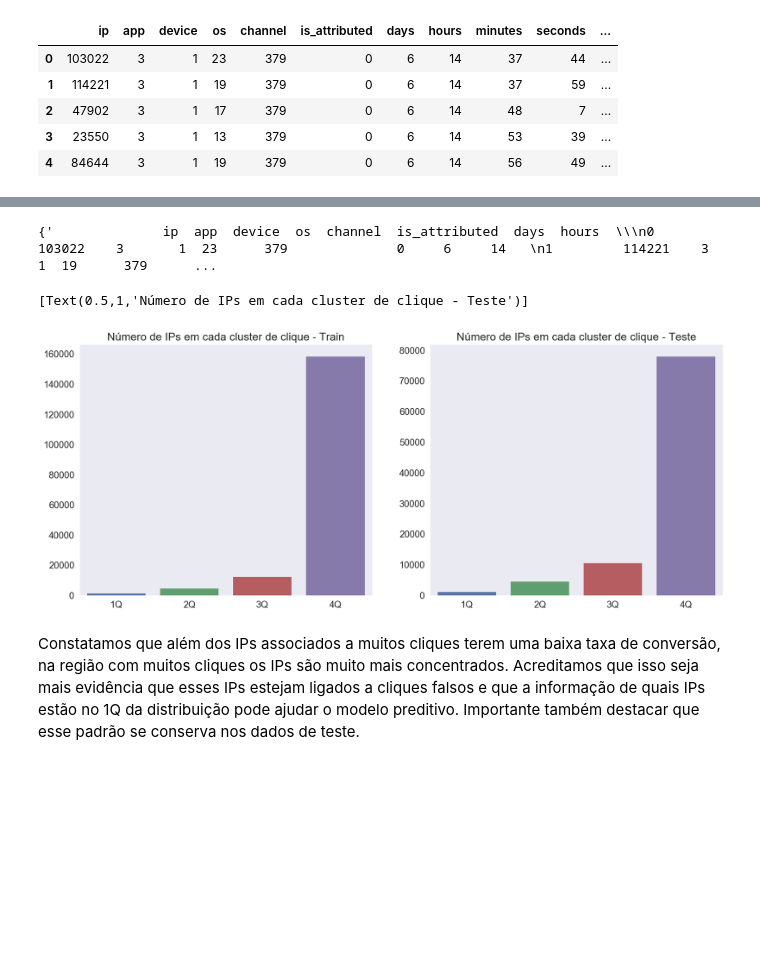
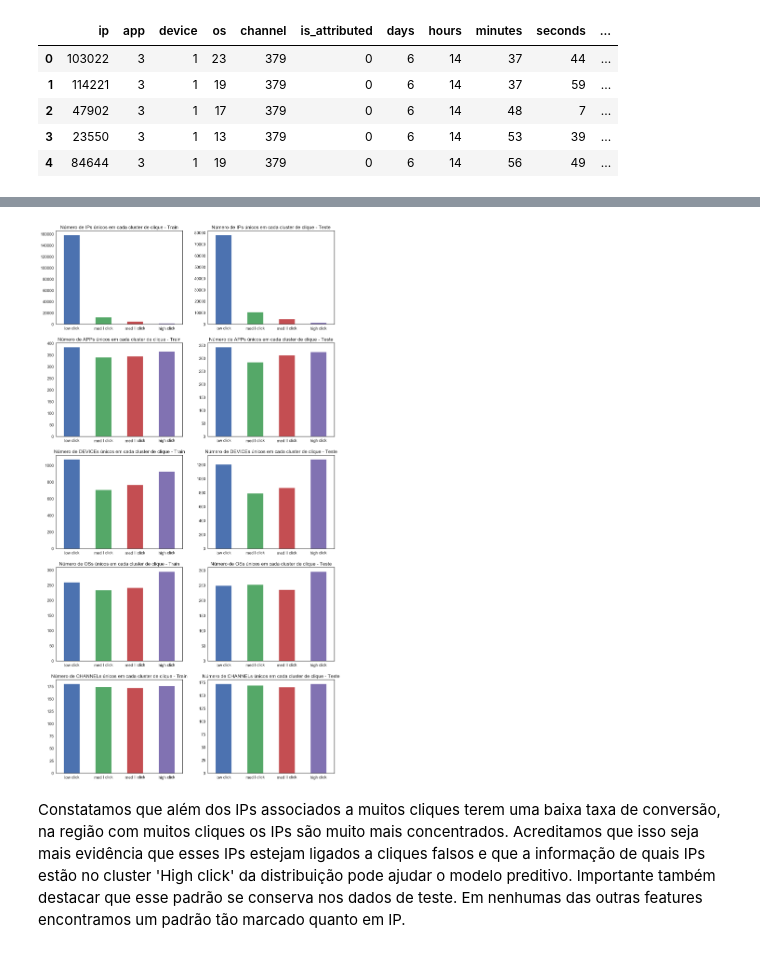
Before and after one commit to rgriva/Kaggle, a Jupyter notebook: EDA-A.ipynb, the cells around one changed output, grey strips where cells are left out. Cells and saved outputs as stored; diff of their text form; code cells hidden in the pictures; blank space fills up the shorter version.

Commit message:
Completada a melhoria na clusterização do # de cliques, tentativa de implementar K-modes

```diff
--- a/EDA-A.ipynb
+++ b/EDA-A.ipynb
@@ -276,19 +293,18 @@ AttributeError: 'DataFrame' object has no attribute 'name'
-# %%
-print(resume_tot)
-# %% [output]
-{'              ip  app  device  os  channel  is_attributed  days  hours  \\\n0         103022    3       1  23      379              0     6     14   \n1         114221    3       1  19      379      ...
-# %%
-fig, axs = plt.subplots(1, 2, figsize=(15,6))
-y_train = [len(quartil1_train['ip']), len(quartil2_train['ip']), len(quartil3_train['ip']), len(quartil4_train['ip'])]
-y_test = [len(quartil1_test['ip']), len(quartil2_test['ip']), len(quartil3_test['ip']), len(quartil4_test['ip'])]
-
-g1 = sns.barplot(['1Q', '2Q', '3Q', '4Q'], y_train, ax=axs[0])
-g1.set(title='Número de IPs em cada cluster de clique - Train')
-
-g2 = sns.barplot(['1Q', '2Q', '3Q', '4Q'], y_test, ax=axs[1])
-g2.set(title='Número de IPs em cada cluster de clique - Teste')
-# %% [output]
-[Text(0.5,1,'Número de IPs em cada cluster de clique - Teste')]
-[figure, removed]
+# %%
+# Fazendo o plot dos dados únicos
+
+fig, axs = plt.subplots(5, 2, figsize=(15,30))
+dataframes = [resume_train, resume_test]
+
+
+for n, df in enumerate(dataframes):
+    for i, col in enumerate(cols):
+        df.loc[col, :].plot(kind= 'bar', ax=axs[i, n],
+                     title= 'Número de {0}s únicos em cada cluster de clique - {1}'.format(col.upper(),
+                                                                                    'Train' if n==0 else 'Teste'))
+        axs[i, n].tick_params(axis= 'x', labelrotation= 1)
+# %% [output]
+[figure, added]
 # %% [markdown]
-Constatamos que além dos IPs associados a muitos cliques terem uma baixa taxa de conversão, na região com muitos cliques os IPs são muito mais concentrados. Acreditamos que isso seja mais evidência que esses IPs estejam ligados a cliques falsos e que a informação de quais IPs estão no 1Q da distribuição pode ajudar o modelo preditivo. Importante também destacar que esse padrão se conserva nos dados de teste.
+Constatamos que além dos IPs associados a muitos cliques terem uma baixa taxa de conversão, na região com muitos cliques os IPs são muito mais concentrados. Acreditamos que isso seja mais evidência que esses IPs estejam ligados a cliques falsos e que a informação de quais IPs estão no cluster 'High click' da distribuição pode ajudar o modelo preditivo. Importante também destacar que esse padrão se conserva nos dados de teste.
+Em nenhumas das outras features encontramos um padrão tão marcado quanto em IP.
```
Also changed, not shown: parts of 7 cells of this notebook.
